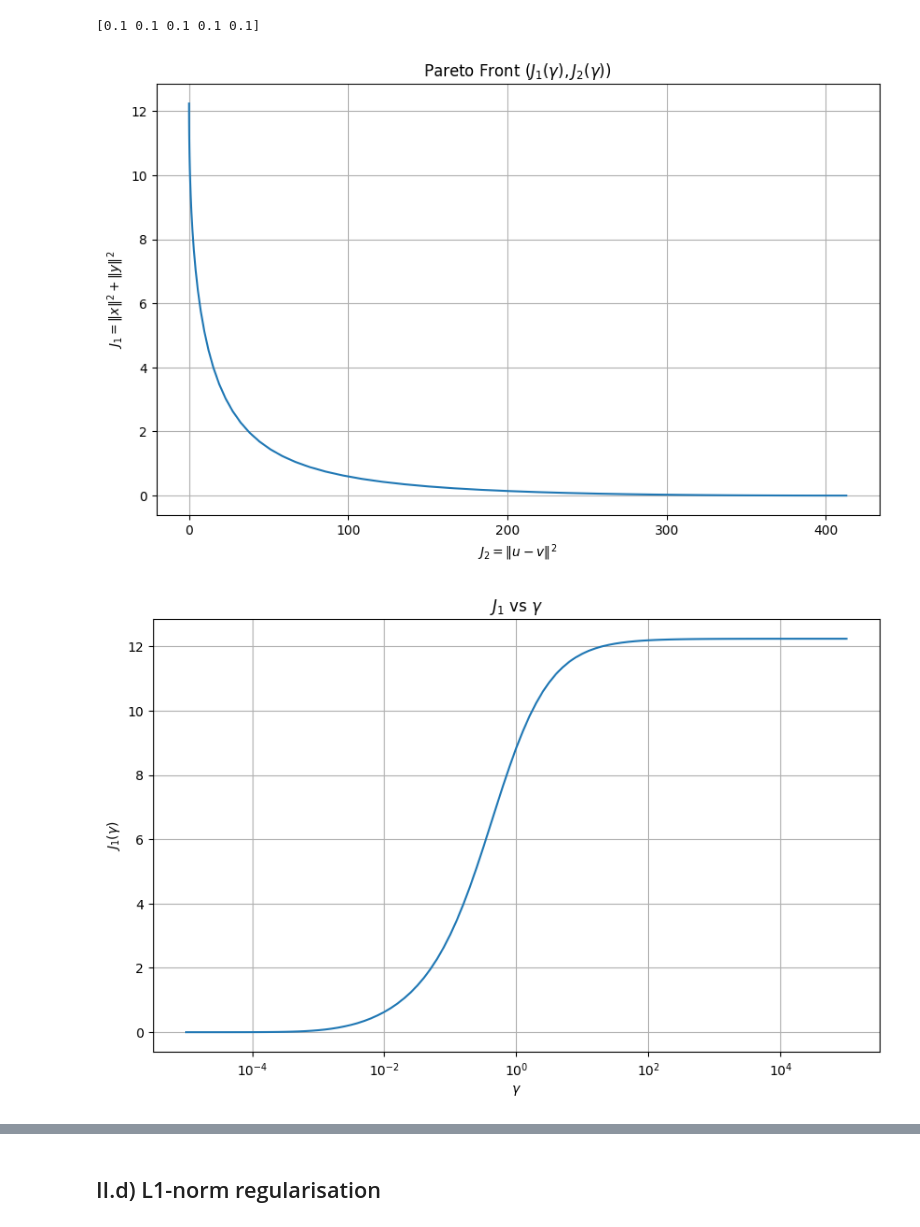
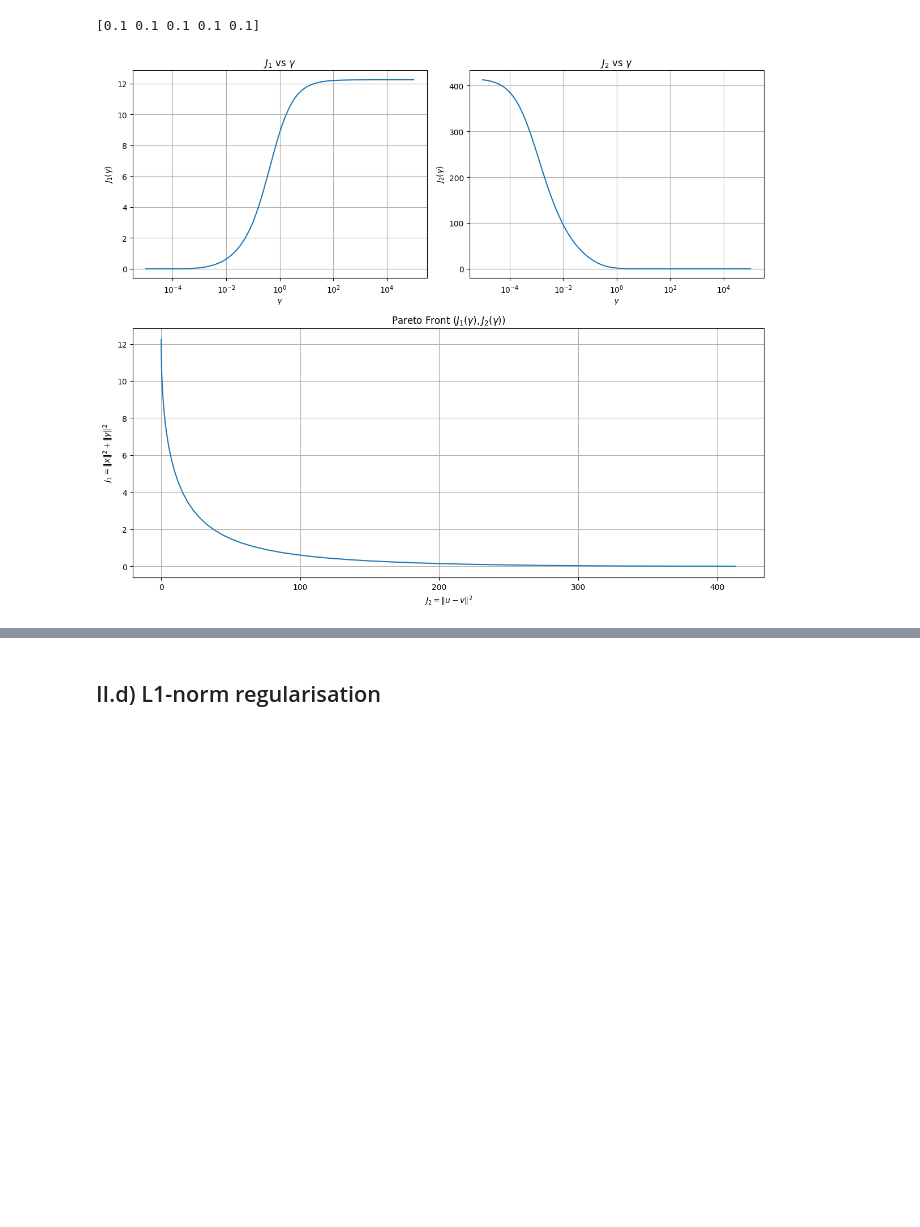
Before and after one commit to umarsdq/optimisationCW, a Jupyter notebook: optimisation.ipynb, the cells around one changed output, grey strips where cells are left out. Cells and saved outputs as stored; diff of their text form; code cells hidden in the pictures; blank space fills up the shorter version.

Commit message:
Combine pareto plots

```diff
--- a/optimisation.ipynb
+++ b/optimisation.ipynb
@@ -299,55 +301,59 @@ print(steps[:5])
 # %%
 J1s = []
 J2s = []
 
 for gamma in gammas:
     A = Sx.T @ Sx + gamma * np.eye(N)
     B = -gamma * np.eye(N)
     C = -gamma * np.eye(N)
     D_mat = Sy.T @ Sy + gamma * np.eye(N)
 
     LHS = np.block([[A, B], [C, D_mat]])
     RHS = np.concatenate([-Sx.T @ cx, -Sy.T @ cy])
 
     sol = np.linalg.solve(LHS, RHS)
     u = sol[:N]
     v = sol[N:]
 
     x = Sx @ u + cx
     y = Sy @ v + cy
 
     J1 = np.linalg.norm(x)**2 + np.linalg.norm(y)**2
     J2 = np.linalg.norm(u - v)**2
 
     J1s.append(J1)
     J2s.append(J2)
 
-plt.figure(figsize=(10, 6))
-plt.plot(J2s, J1s)
-plt.xlabel(r'$J_2 = \|u - v\|^2$')
-plt.ylabel(r'$J_1 = \|x\|^2 + \|y\|^2$')
-plt.title(r'Pareto Front $(J_1(\gamma), J_2(\gamma))$')
-plt.grid(True)
-plt.savefig('plots/pareto_front.png', bbox_inches='tight', dpi=600)
+# Combined layout: top row (two plots), bottom row (one wide plot)
+fig = plt.figure(figsize=(12, 10))
+gs = fig.add_gridspec(2, 2, height_ratios=[1, 1.2])
+
+# --- Top left: J1 vs gamma ---
+ax1 = fig.add_subplot(gs[0, 0])
+ax1.semilogx(gammas, J1s)
+ax1.set_xlabel(r'$\gamma$')
+ax1.set_ylabel(r'$J_1(\gamma)$')
+ax1.set_title(r'$J_1$ vs $\gamma$')
+ax1.grid(True)
+
+# --- Top right: J2 vs gamma ---
+ax2 = fig.add_subplot(gs[0, 1])
+ax2.semilogx(gammas, J2s)
+ax2.set_xlabel(r'$\gamma$')
+ax2.set_ylabel(r'$J_2(\gamma)$')
+ax2.set_title(r'$J_2$ vs $\gamma$')
+ax2.grid(True)
+
+# --- Bottom row full width: Pareto front ---
+ax3 = fig.add_subplot(gs[1, :])
+ax3.plot(J2s, J1s)
+ax3.set_xlabel(r'$J_2 = \|u - v\|^2$')
+ax3.set_ylabel(r'$J_1 = \|x\|^2 + \|y\|^2$')
+ax3.set_title(r'Pareto Front $(J_1(\gamma), J_2(\gamma))$')
+ax3.grid(True)
+
+plt.tight_layout()
 plt.show()
-
-plt.figure(figsize=(10, 6))
-plt.semilogx(gammas, J1s, label=r'$J_1$: State Error')
-plt.xlabel(r'$\gamma$')
-plt.ylabel(r'$J_1(\gamma)$')
-plt.title(r'$J_1$ vs $\gamma$')
-plt.grid(True)
-plt.savefig('plots/j1_vs_gamma.png', bbox_inches='tight', dpi=600)
-plt.show()
-
-plt.figure(figsize=(10, 6))
-plt.semilogx(gammas, J2s, label=r'$J_2$: Control Difference')
-plt.xlabel(r'$\gamma$')
-plt.ylabel(r'$J_2(\gamma)$')
-plt.title(r'$J_2$ vs $\gamma$')
-plt.grid(True)
-plt.savefig('plots/j2_vs_gamma.png', bbox_inches='tight', dpi=600)
-plt.show()
+fig.savefig('plots/pareto_all.png', bbox_inches='tight', dpi=600)
 # %% [output]
-[figure, old version]
+[figure, new version]
-[figure, removed]
```
Also changed, not shown: parts of 3 cells of this notebook, 5 other files.
